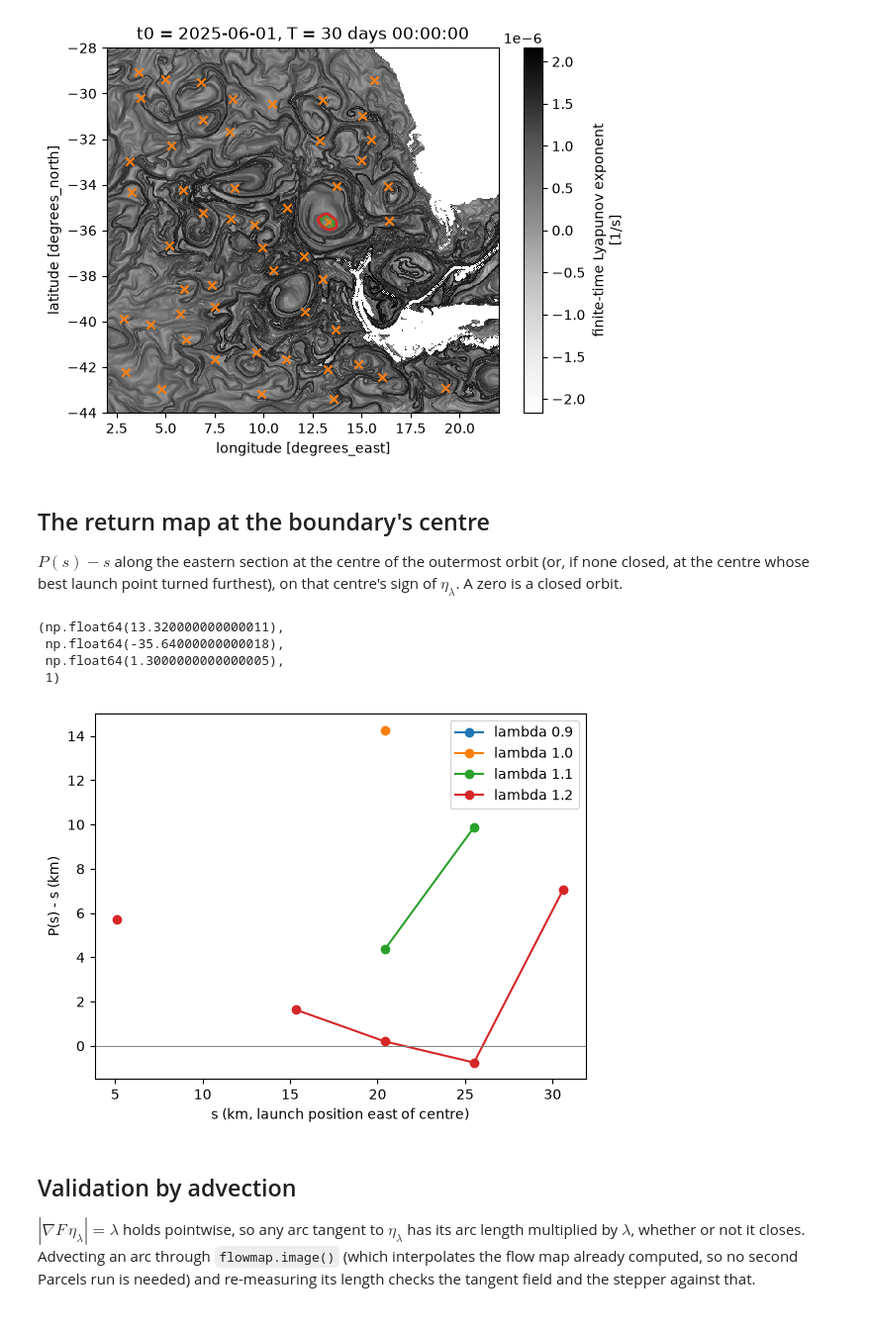
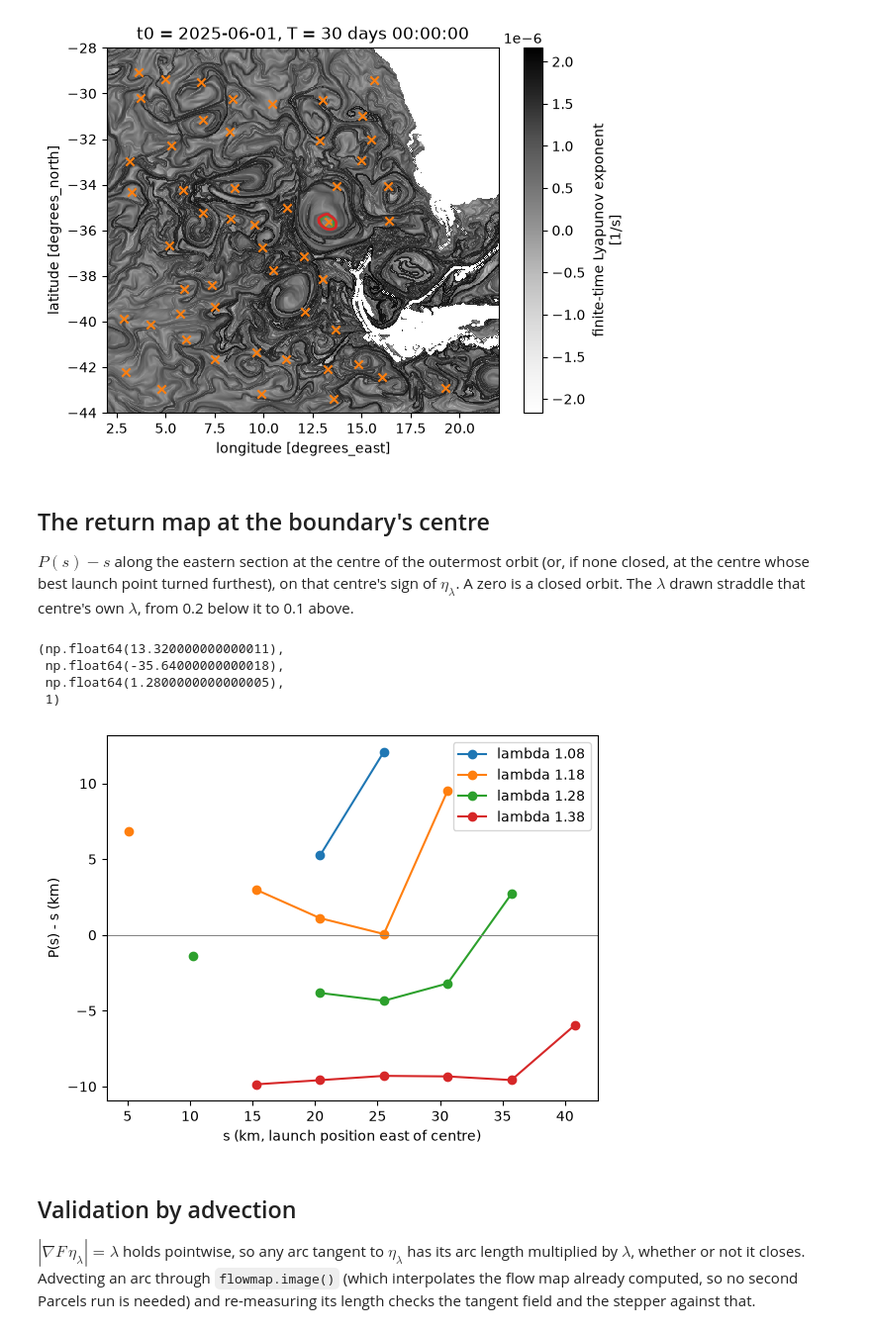
Before and after one commit to geomar-od-lagrange/lcs_parcels, a Jupyter notebook: examples/cape_cauldron_vortices.ipynb, the cells around one changed output. Shown at 99% size. Saved outputs shown, nothing was run; the diff lists cells and outputs as text; code cells hidden in the pictures.

```diff
--- a/examples/cape_cauldron_vortices.ipynb
+++ b/examples/cape_cauldron_vortices.ipynb
@@ -233,7 +235,7 @@ tensor_interp = RegularGridInterpolator(
 
 
 def eta_lambda_tangent(lon, lat, heading, *, lam, sign, tensor_interp):
-    """Unit eta_lambda^{sign} (Haller & Beron-Vera 2013, Eq. 14) at each point.
+    """Unit eta_lambda^{sign} (Haller & Beron-Vera 2013, Eq. 14, https://doi.org/10.1017/jfm.2013.391) at each point.
 
     NaN wherever off-grid, in a NaN cell, or lam**2 does not sit strictly
     inside (lambda_1, lambda_2), the well-definedness condition for eta_lambda.
@@ -250,9 +252,8 @@ def eta_lambda_tangent(lon, lat, heading, *, lam, sign, tensor_interp):
     a = np.sqrt(np.clip((lam2 - lam**2) / denom, 0.0, 1.0))
     b = np.sqrt(np.clip((lam**2 - lam1) / denom, 0.0, 1.0))
     xi1 = eigenvectors[:, :, 0]
-    # eigh signs each eigenvector on its own, and flipping xi_2 alone turns
-    # eta^+ into eta^-. Taking xi_2 as xi_1 turned 90 degrees counter-clockwise
-    # ties the two signs together, so the two branches stay distinct.
+    # Taking xi_2 as xi_1 turned 90 degrees counter-clockwise ties the two
+    # eigenvector signs together, so eta^+ and eta^- stay distinct.
     xi2 = np.column_stack([-xi1[:, 1], xi1[:, 0]])
     eta = a[:, None] * xi1 + sign * b[:, None] * xi2
     # Negating xi_1 negates xi_2 with it, so eta is fixed up to one overall
@@ -430,7 +432,7 @@ STEP_M = 2_000.0
 RING_DIAMETER_M = 300_000.0  # the largest ring size this box targets
 BUDGET_M = 2 * np.pi * (RING_DIAMETER_M / 2) * 2  # two circumferences
 N_STEPS = round(BUDGET_M / STEP_M)
-LAMBDAS = np.arange(0.80, 1.40 + 1e-9, 0.02)
+LAMBDAS = np.arange(0.80, 2.00 + 1e-9, 0.04)
 SIGNS = [+1, -1]
 DIRECTIONS = [+1, -1]  # east, west
 CLOSE_TOL_M = 2_000.0
@@ -455,9 +457,10 @@ def first_return(
     """First crossing of the section segment after the line has moved off it.
 
     Returns the crossing longitude, NaN where the line never comes back, and
-    the number of track points up to and including the crossing step. A line
-    encircling the centre also crosses the section latitude on the far side,
-    outside the segment; that is not a return, and the scan runs on.
+    the number of track points up to and including the crossing step.
+
+    A line encircling the centre also crosses the section latitude on the far
+    side, outside the segment. That is not a return, and the scan runs on.
     """
     n_steps_p1, n_lines = track_lon.shape
     north_rel = track_lat - section_lat
@@ -797,7 +800,8 @@ plt.show()
 
 $P(s) - s$ along the eastern section at the centre of the outermost orbit (or,
 if none closed, at the centre whose best launch point turned furthest), on that
-centre's sign of $\eta_\lambda$. A zero is a closed orbit.
+centre's sign of $\eta_\lambda$. A zero is a closed orbit. The $\lambda$
+drawn straddle that centre's own $\lambda$, from 0.2 below it to 0.1 above.
 # %%
 if outermost:
     boundary = max(outermost.values(), key=lambda o: o["mean_radius_m"])
@@ -815,10 +819,10 @@ best["centre_lon"], best["centre_lat"], best["lam"], best["sign"]
 # %% [output]
 (np.float64(13.320000000000011),
  np.float64(-35.64000000000018),
- np.float64(1.3000000000000005),
+ np.float64(1.2800000000000005),
  1)
 # %%
-RETURN_MAP_LAMBDAS = [0.9, 1.0, 1.1, 1.2]
+RETURN_MAP_LAMBDAS = [best["lam"] + d for d in (-0.2, -0.1, 0.0, 0.1)]
 s_vals, launch_lon, launch_lat = section_points(
     centre_lon=best["centre_lon"],
     centre_lat=best["centre_lat"],
@@ -853,14 +857,16 @@ for lam in RETURN_MAP_LAMBDAS:
 # %%
 fig, ax = plt.subplots()
 for lam, ret_s in return_maps.items():
-    ax.plot(s_vals / 1000, (ret_s - s_vals) / 1000, marker="o", label=f"lambda {lam}")
+    ax.plot(
+        s_vals / 1000, (ret_s - s_vals) / 1000, marker="o", label=f"lambda {lam:.2f}"
+    )
 ax.axhline(0, color="grey", lw=0.7)
 ax.set_xlabel("s (km, launch position east of centre)")
 ax.set_ylabel("P(s) - s (km)")
 ax.legend()
 plt.show()
 # %% [output]
-[figure, old version]
+[figure, new version]
 # %% [markdown]
 ## Validation by advection
 
```
Also changed, not shown: parts of 19 cells of this notebook, 2 other files.
